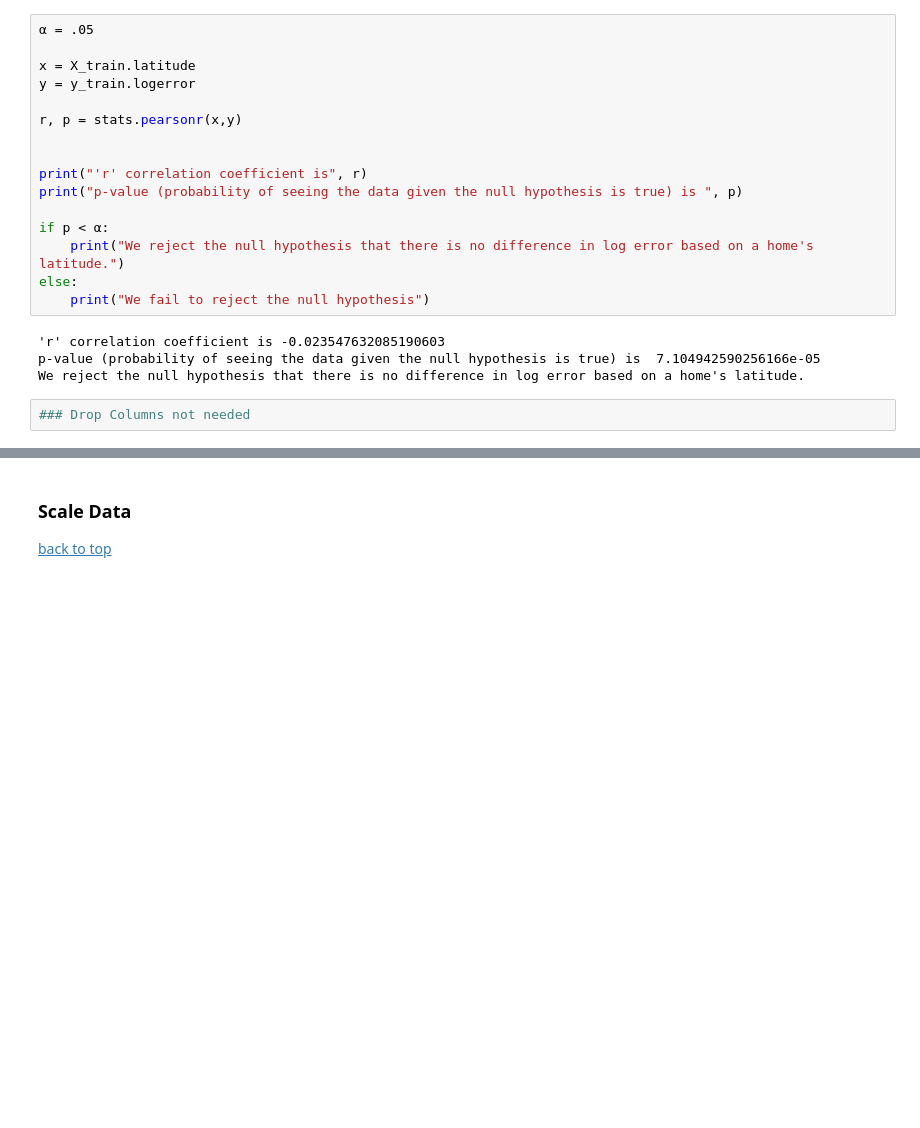
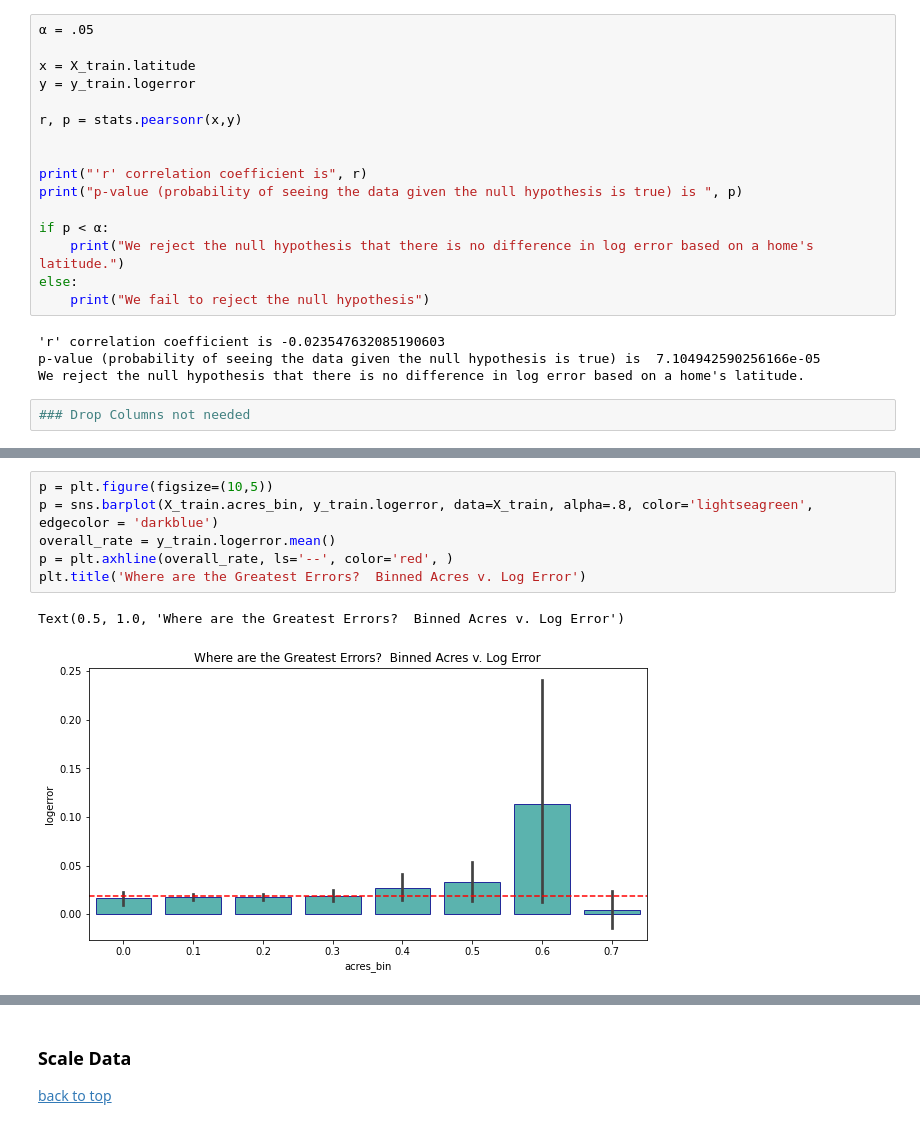
Before and after one commit to B-G-Clustering/zillow-clustering-project, a Jupyter notebook: workbook.2.0.ipynb, the cells around one changed output, grey strips where cells are left out. Saved outputs shown, nothing was run; the diff lists cells and outputs as text; blank space fills up the shorter version.

```diff
--- a/workbook.2.0.ipynb
+++ b/workbook.2.0.ipynb
@@ -564,0 +508,9 @@ AttributeError: 'DataFrame' object has no attribute 'cola'
+# %%
+p = plt.figure(figsize=(10,5))
+p = sns.barplot(X_train.acres_bin, y_train.logerror, data=X_train, alpha=.8, color='lightseagreen', edgecolor = 'darkblue')
+overall_rate = y_train.logerror.mean()
+p = plt.axhline(overall_rate, ls='--', color='red', )
+plt.title('Where are the Greatest Errors?  Binned Acres v. Log Error')
+# %% [output]
+Text(0.5, 1.0, 'Where are the Greatest Errors?  Binned Acres v. Log Error')
+[figure, added]
```
Also changed, not shown: parts of 28 cells of this notebook, 1 other file.
